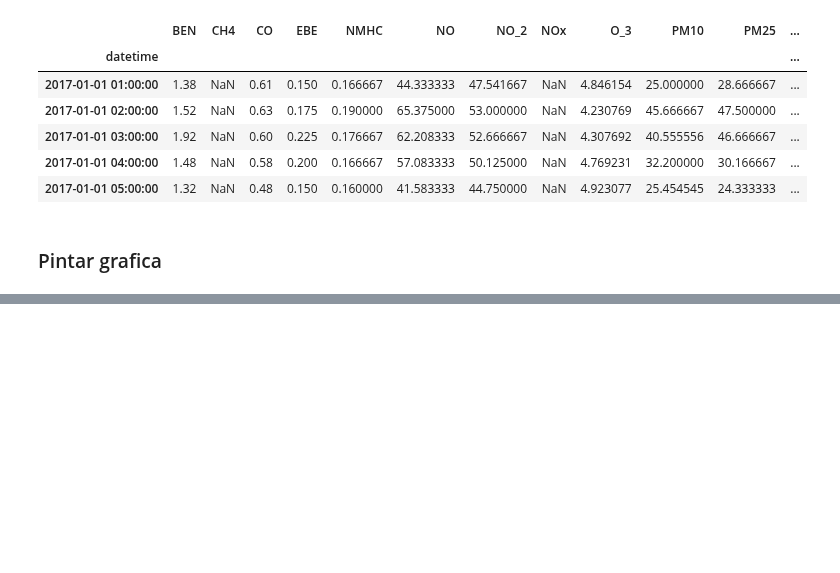
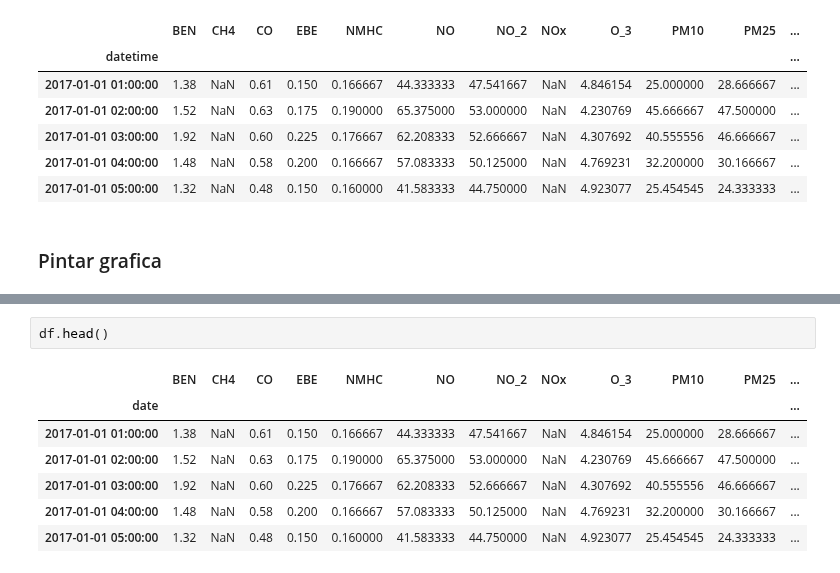
Before and after one commit to Gori89/pipeline_Project, a Jupyter notebook: src/Pruebas.ipynb, the cells around one changed output, grey strips where cells are left out. Cells and saved outputs as stored; diff of their text form; blank space fills up the shorter version.

```diff
--- a/src/Pruebas.ipynb
+++ b/src/Pruebas.ipynb
@@ -68,0 +85,10 @@ a[["BEN"]].plot()
+# %%
+df.head()
+# %% [output]
+|  | BEN | CH4 | CO | EBE | NMHC | NO | NO_2 | NOx | O_3 | PM10 | PM25 | ... |
+| date |  |  |  |  |  |  |  |  |  |  |  | ... |
+| 2017-01-01 01:00:00 | 1.38 | NaN | 0.61 | 0.150 | 0.166667 | 44.333333 | 47.541667 | NaN | 4.846154 | 25.000000 | 28.666667 | ... |
+| 2017-01-01 02:00:00 | 1.52 | NaN | 0.63 | 0.175 | 0.190000 | 65.375000 | 53.000000 | NaN | 4.230769 | 45.666667 | 47.500000 | ... |
+| 2017-01-01 03:00:00 | 1.92 | NaN | 0.60 | 0.225 | 0.176667 | 62.208333 | 52.666667 | NaN | 4.307692 | 40.555556 | 46.666667 | ... |
+| 2017-01-01 04:00:00 | 1.48 | NaN | 0.58 | 0.200 | 0.166667 | 57.083333 | 50.125000 | NaN | 4.769231 | 32.200000 | 30.166667 | ... |
+| 2017-01-01 05:00:00 | 1.32 | NaN | 0.48 | 0.150 | 0.160000 | 41.583333 | 44.750000 | NaN | 4.923077 | 25.454545 | 24.333333 | ... |
```
Also changed, not shown: parts of 17 cells of this notebook.
